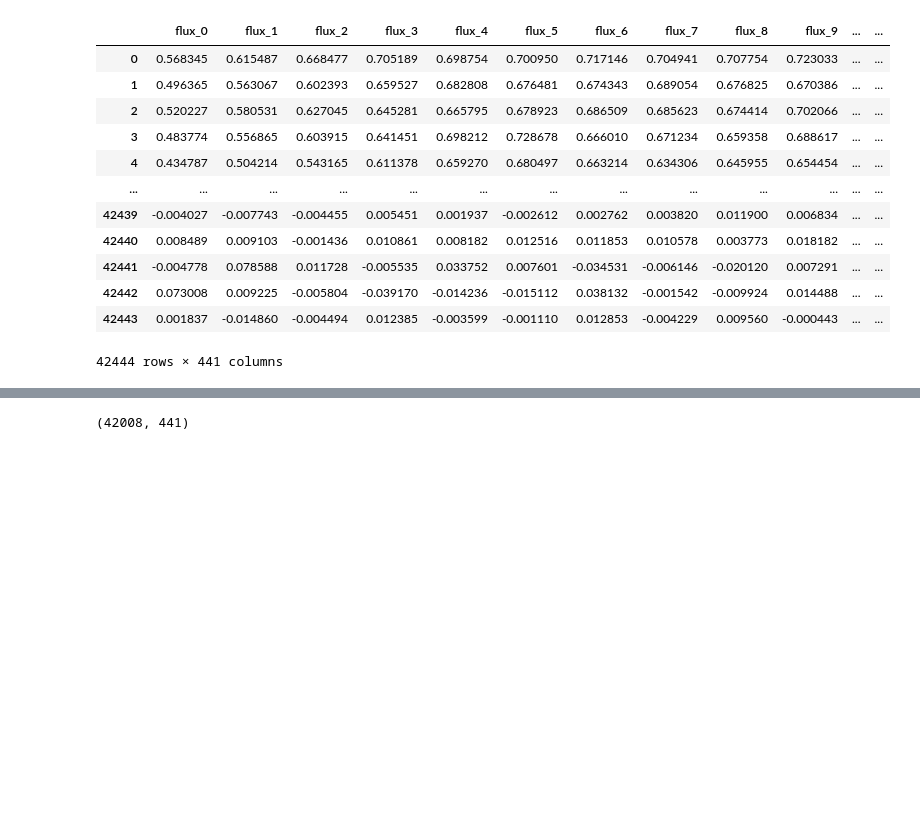
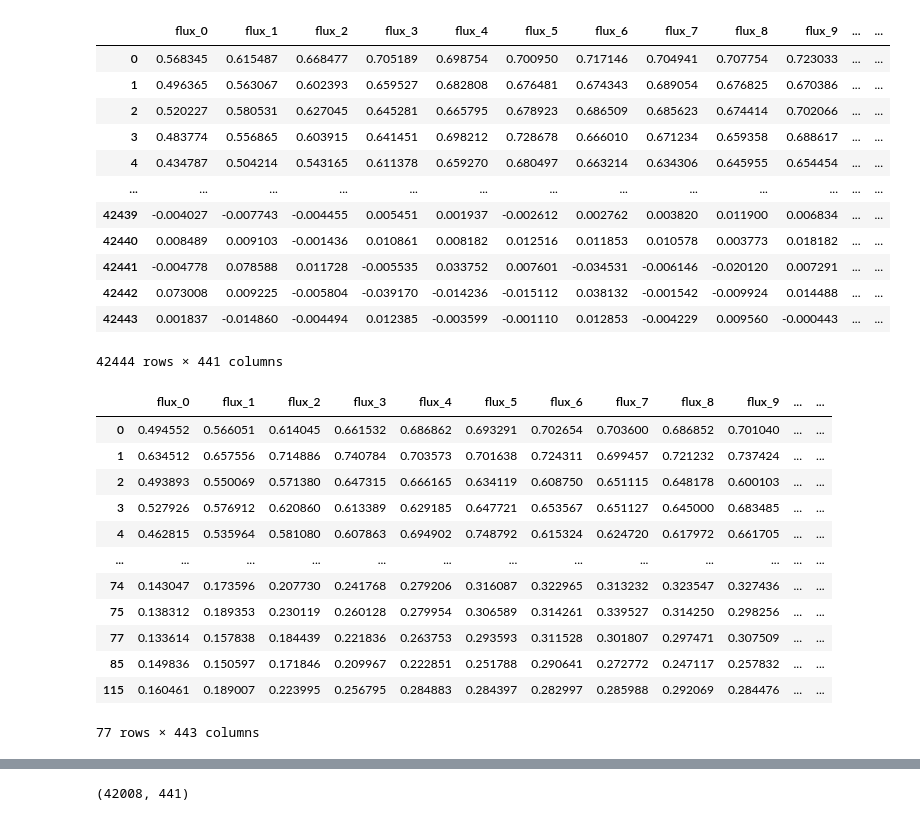
Before and after one commit to lukemcdermottt/Star-Lab, a Jupyter notebook: Phys-PCA.ipynb, the cells around one changed output, grey strips where cells are left out. Cells and saved outputs as stored; diff of their text form; code cells hidden in the pictures; blank space fills up the shorter version.

```diff
--- a/Phys-PCA.ipynb
+++ b/Phys-PCA.ipynb
@@ -61,3 +61,20 @@ display(df)
 | 42442 | 0.073008 | 0.009225 | -0.005804 | -0.039170 | -0.014236 | -0.015112 | 0.038132 | -0.001542 | -0.009924 | 0.014488 | ... | ... |
 | 42443 | 0.001837 | -0.014860 | -0.004494 | 0.012385 | -0.003599 | -0.001110 | 0.012853 | -0.004229 | 0.009560 | -0.000443 | ... | ... |
 42444 rows × 441 columns
+# %%
+sin_m_df = sin_df.loc[(sin_df['spectral_type'] >= 10) & (sin_df['spectral_type'] < 20)]
+display(sin_m_df)
+# %% [output]
+|  | flux_0 | flux_1 | flux_2 | flux_3 | flux_4 | flux_5 | flux_6 | flux_7 | flux_8 | flux_9 | ... | ... |
+| 0 | 0.494552 | 0.566051 | 0.614045 | 0.661532 | 0.686862 | 0.693291 | 0.702654 | 0.703600 | 0.686852 | 0.701040 | ... | ... |
+| 1 | 0.634512 | 0.657556 | 0.714886 | 0.740784 | 0.703573 | 0.701638 | 0.724311 | 0.699457 | 0.721232 | 0.737424 | ... | ... |
+| 2 | 0.493893 | 0.550069 | 0.571380 | 0.647315 | 0.666165 | 0.634119 | 0.608750 | 0.651115 | 0.648178 | 0.600103 | ... | ... |
+| 3 | 0.527926 | 0.576912 | 0.620860 | 0.613389 | 0.629185 | 0.647721 | 0.653567 | 0.651127 | 0.645000 | 0.683485 | ... | ... |
+| 4 | 0.462815 | 0.535964 | 0.581080 | 0.607863 | 0.694902 | 0.748792 | 0.615324 | 0.624720 | 0.617972 | 0.661705 | ... | ... |
+| ... | ... | ... | ... | ... | ... | ... | ... | ... | ... | ... | ... | ... |
+| 74 | 0.143047 | 0.173596 | 0.207730 | 0.241768 | 0.279206 | 0.316087 | 0.322965 | 0.313232 | 0.323547 | 0.327436 | ... | ... |
+| 75 | 0.138312 | 0.189353 | 0.230119 | 0.260128 | 0.279954 | 0.306589 | 0.314261 | 0.339527 | 0.314250 | 0.298256 | ... | ... |
+| 77 | 0.133614 | 0.157838 | 0.184439 | 0.221836 | 0.263753 | 0.293593 | 0.311528 | 0.301807 | 0.297471 | 0.307509 | ... | ... |
+| 85 | 0.149836 | 0.150597 | 0.171846 | 0.209967 | 0.222851 | 0.251788 | 0.290641 | 0.272772 | 0.247117 | 0.257832 | ... | ... |
+| 115 | 0.160461 | 0.189007 | 0.223995 | 0.256795 | 0.284883 | 0.284397 | 0.282997 | 0.285988 | 0.292069 | 0.284476 | ... | ... |
+77 rows × 443 columns
```
Also changed, not shown: parts of 8 cells of this notebook, 5 other files.
